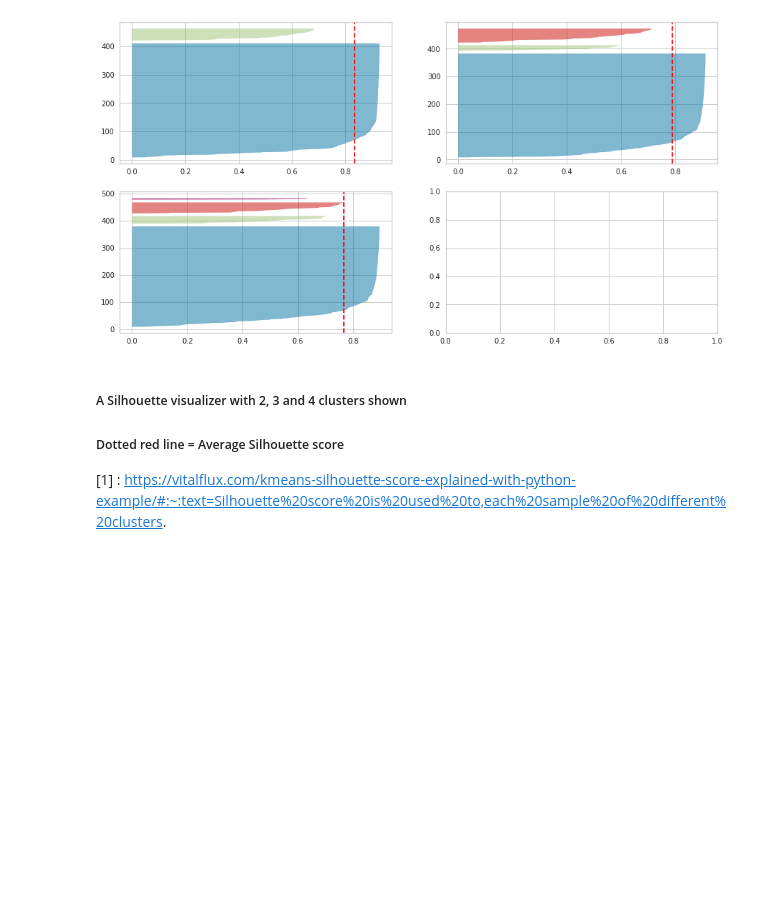
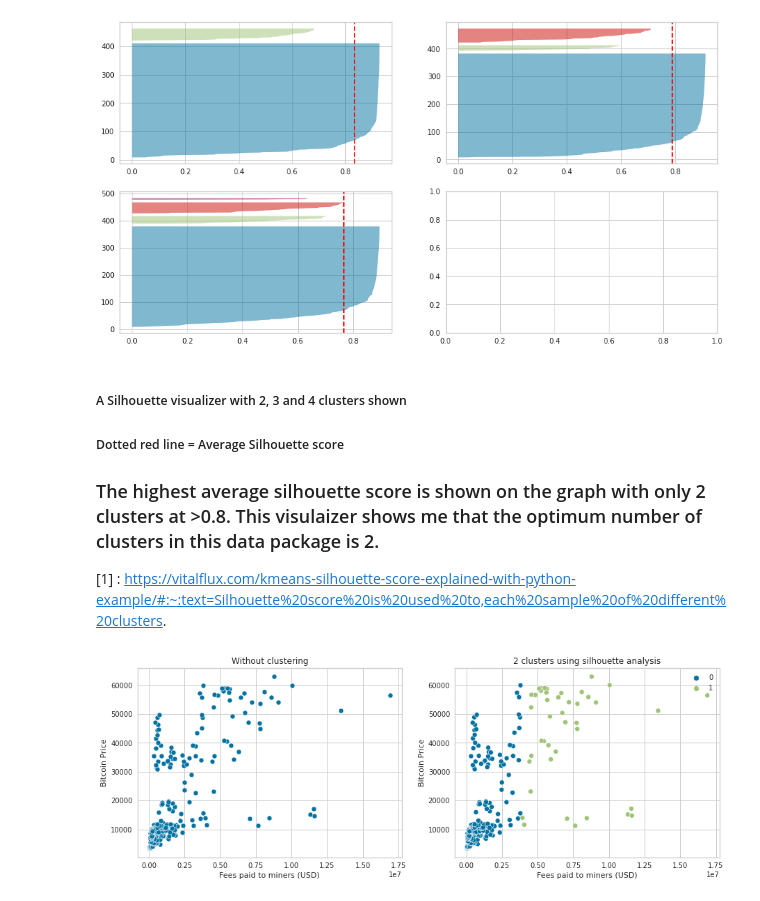
Before and after one commit to ShemarT099/CryptocurrencyAnalysis, a Jupyter notebook: beyondmachine-1.ipynb, the cells around one changed output. Cells and saved outputs as stored; diff of their text form; code cells hidden in the pictures; blank space fills up the shorter version.

Commit message:
Kaggle Notebook | BeyondMachine#1 | Version 19 (Silhouette explained)

```diff
--- a/beyondmachine-1.ipynb
+++ b/beyondmachine-1.ipynb
@@ -377,6 +379,19 @@ for i in [2, 3, 4]:
 
 ##### Dotted red line = Average Silhouette score
 
-
+### The highest average silhouette score is shown on the graph with only 2 clusters at >0.8. This visulaizer shows me that the optimum number of clusters in this data package is 2.
 
 [1] : https://vitalflux.com/kmeans-silhouette-score-explained-with-python-example/#:~:text=Silhouette%20score%20is%20used%20to,each%20sample%20of%20different%20clusters.
+# %%
+wcss_2 = []
+
+for i in range(1, 3):
+    clustering2 = KMeans(n_clusters=i, init='k-means++', random_state=42)
+    clustering2.fit(df)
+    wcss_2.append(clustering2.inertia_)
+
+fig, axes = plt.subplots(nrows=1, ncols=2, figsize=(15,5))
+sns.scatterplot(ax=axes[0], data=df, x='Fees paid to miners (USD)', y='Bitcoin Price').set_title('Without clustering')
+sns.scatterplot(ax=axes[1], data=df, x='Fees paid to miners (USD)', y='Bitcoin Price', hue=clustering2.labels_).set_title('2 clusters using silhouette analysis');
+# %% [output]
+[figure, added]
```
Also changed, not shown: parts of 5 cells of this notebook.
